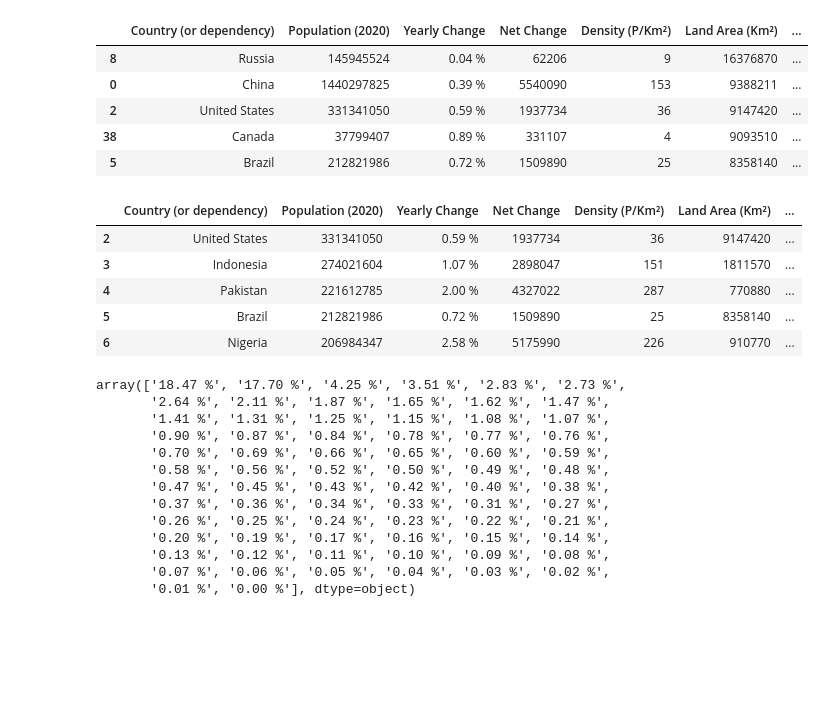
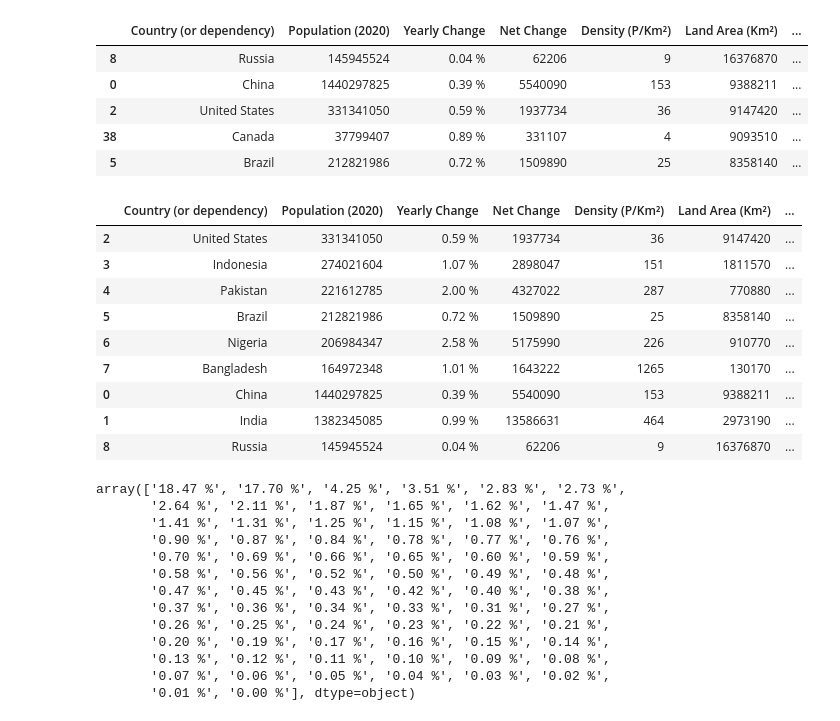
Before and after one commit to Fern1989/trabajo_final_curso_organidata, a Jupyter notebook: Trabajo_Final.ipynb, the cells around one changed output. Drawn from its saved outputs; the diff is of its cells as text; code cells hidden in the pictures; blank space fills up the shorter version.

```diff
--- a/Trabajo_Final.ipynb
+++ b/Trabajo_Final.ipynb
@@ -94,14 +94,18 @@ df.sort_values(['Land Area (Km²)'], ascending=[False]).head()
 | 38 | Canada | 37799407 | 0.89 % | 331107 | 4 | 9093510 | ... |
 | 5 | Brazil | 212821986 | 0.72 % | 1509890 | 25 | 8358140 | ... |
 # %%
-df.sort_values(['World Share'], ascending=[False]).head()
+df.sort_values(['World Share'], ascending=[False]).head(9)
 # %% [output]
 |  | Country (or dependency) | Population (2020) | Yearly Change | Net Change | Density (P/Km²) | Land Area (Km²) | ... |
 | 2 | United States | 331341050 | 0.59 % | 1937734 | 36 | 9147420 | ... |
 | 3 | Indonesia | 274021604 | 1.07 % | 2898047 | 151 | 1811570 | ... |
 | 4 | Pakistan | 221612785 | 2.00 % | 4327022 | 287 | 770880 | ... |
 | 5 | Brazil | 212821986 | 0.72 % | 1509890 | 25 | 8358140 | ... |
 | 6 | Nigeria | 206984347 | 2.58 % | 5175990 | 226 | 910770 | ... |
+| 7 | Bangladesh | 164972348 | 1.01 % | 1643222 | 1265 | 130170 | ... |
+| 0 | China | 1440297825 | 0.39 % | 5540090 | 153 | 9388211 | ... |
+| 1 | India | 1382345085 | 0.99 % | 13586631 | 464 | 2973190 | ... |
+| 8 | Russia | 145945524 | 0.04 % | 62206 | 9 | 16376870 | ... |
 # %%
 df['World Share'].unique()
 # %% [output]
```
Also changed, not shown: parts of 3 cells of this notebook.
